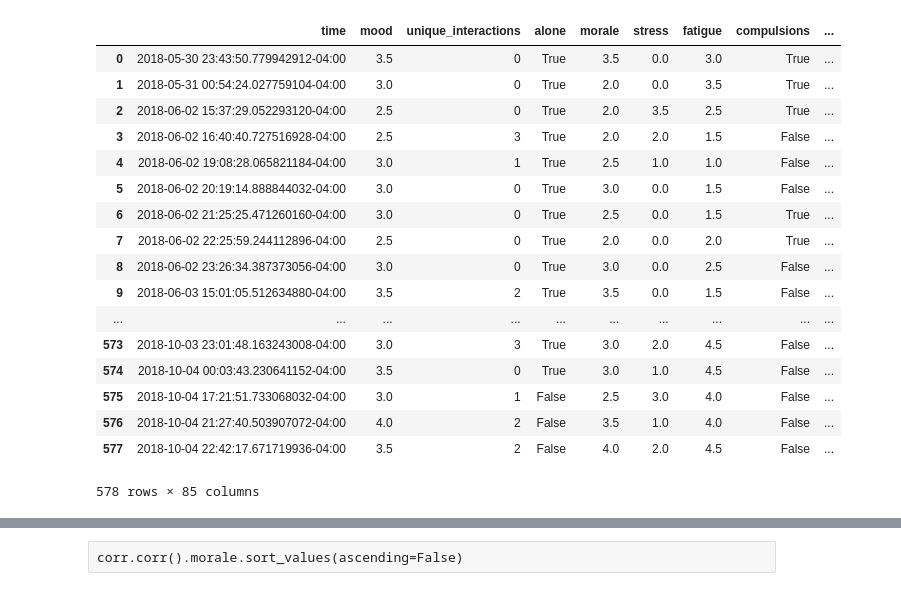
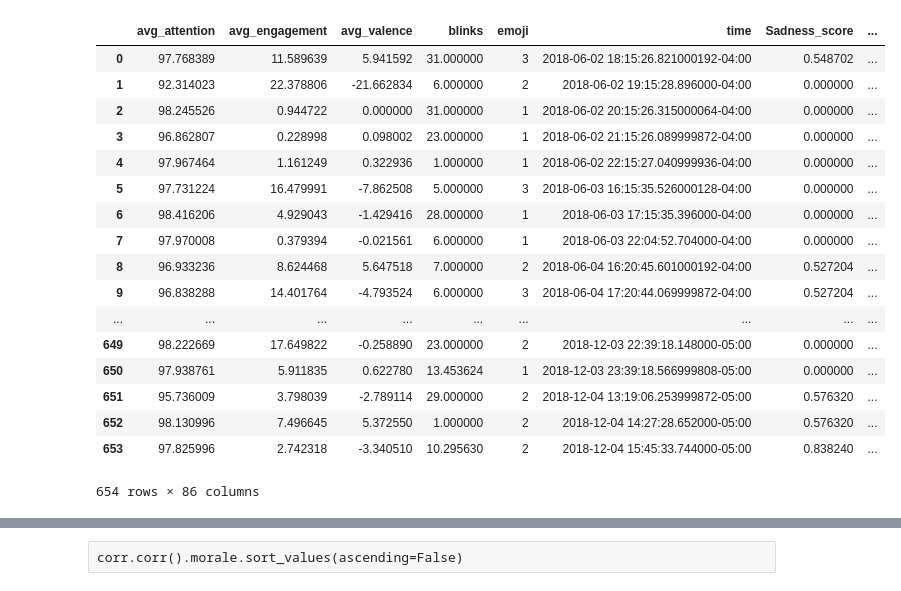
Before and after one commit to xujenna/thesis_explorations, a Jupyter notebook: trackers/_analyses/new_correlation2.ipynb, the cells around one changed output, grey strips where cells are left out. Drawn from its saved outputs; the diff is of its cells as text; code cells hidden in the pictures.

```diff
--- a/trackers/_analyses/new_correlation2.ipynb
+++ b/trackers/_analyses/new_correlation2.ipynb
@@ -180,7 +180,7 @@ productivityDF.time = productivityDF.time.apply(convertUTCToTimestamp)
 
 productivityDF.sort_values('time', inplace=True)
 # %%
-qualityTimeDF = pd.read_csv("../QualityTime/1538685540767_ENTIRE_HISTORY_1475613536545_1538685536545.csv", header=0)
+qualityTimeDF = pd.read_csv("../QualityTime/1543959637913_ENTIRE_HISTORY_1480887628603_1543959628603.csv", header=0)
 qtTimeVals = qualityTimeDF.End_Time.values
 
 newQTtimeVals = []
@@ -358,55 +358,55 @@ del mergedDF1['index']
 mergedDF2 = pd.merge_asof(affectivaDF, mergedDF1, on='time', direction='nearest', tolerance=pd.Timedelta('1.5 hours')).dropna()
 mergedDF2.reset_index(inplace=True)
 del mergedDF2['index']
 
 mergedDF3 = pd.merge_asof(mergedDF2, stepCountDF, on='time', direction='nearest', tolerance=pd.Timedelta('1.5 hours')).fillna(0)
 mergedDF3.reset_index(inplace=True)
 del mergedDF3['index']
 
 mergedDF4 = pd.merge_asof(mergedDF3, tabCounterDF, on='time', direction='nearest', tolerance=pd.Timedelta('1.5 hours')).dropna()
 mergedDF4.reset_index(inplace=True)
 del mergedDF4['index']
 
 mergedDF5 = pd.merge_asof(mergedDF4, productivityDF, on='time', direction='nearest', tolerance=pd.Timedelta('1.5 hours')).dropna()
 mergedDF5.reset_index(inplace=True)
 del mergedDF5['index']
 
 mergedDF6 = pd.merge_asof(mergedDF5, newQTDF, on='time', direction='nearest', tolerance=pd.Timedelta('1.5 hours')).dropna()
 mergedDF6.reset_index(inplace=True)
 del mergedDF6['index']
 
-# mergedDF7 = pd.merge_asof(mergedDF6, heartRateDF, on='time', direction='nearest', tolerance=pd.Timedelta('1.5 hours')).dropna()
-# mergedDF7.reset_index(inplace=True)
-# del mergedDF7['index']
+mergedDF7 = pd.merge_asof(mergedDF6, heartRateDF, on='time', direction='nearest', tolerance=pd.Timedelta('1.5 hours')).dropna()
+mergedDF7.reset_index(inplace=True)
+del mergedDF7['index']
 
 mergedDF8 = pd.merge_asof(responsesDF, hourDF, on='time', direction='nearest', tolerance=pd.Timedelta('1 hours')).dropna()
 mergedDF8.reset_index(inplace=True)
 del mergedDF8['index']
 
-finalMergedDF = pd.merge_asof(mergedDF8, mergedDF6, on='time', direction='nearest', tolerance=pd.Timedelta('1.5 hours')).dropna()
+finalMergedDF = pd.merge_asof(mergedDF7, mergedDF8, on='time', direction='nearest', tolerance=pd.Timedelta('1.5 hours')).dropna()
 finalMergedDF.reset_index(inplace=True)
 del finalMergedDF['index']
 
 finalMergedDF
 # %% [output]
-|  | time | mood | unique_interactions | alone | morale | stress | fatigue | compulsions | ... |
-| 0 | 2018-05-30 23:43:50.779942912-04:00 | 3.5 | 0 | True | 3.5 | 0.0 | 3.0 | True | ... |
-| 1 | 2018-05-31 00:54:24.027759104-04:00 | 3.0 | 0 | True | 2.0 | 0.0 | 3.5 | True | ... |
-| 2 | 2018-06-02 15:37:29.052293120-04:00 | 2.5 | 0 | True | 2.0 | 3.5 | 2.5 | True | ... |
-| 3 | 2018-06-02 16:40:40.727516928-04:00 | 2.5 | 3 | True | 2.0 | 2.0 | 1.5 | False | ... |
-| 4 | 2018-06-02 19:08:28.065821184-04:00 | 3.0 | 1 | True | 2.5 | 1.0 | 1.0 | False | ... |
-| 5 | 2018-06-02 20:19:14.888844032-04:00 | 3.0 | 0 | True | 3.0 | 0.0 | 1.5 | False | ... |
-| 6 | 2018-06-02 21:25:25.471260160-04:00 | 3.0 | 0 | True | 2.5 | 0.0 | 1.5 | True | ... |
-| 7 | 2018-06-02 22:25:59.244112896-04:00 | 2.5 | 0 | True | 2.0 | 0.0 | 2.0 | True | ... |
-| 8 | 2018-06-02 23:26:34.387373056-04:00 | 3.0 | 0 | True | 3.0 | 0.0 | 2.5 | False | ... |
-| 9 | 2018-06-03 15:01:05.512634880-04:00 | 3.5 | 2 | True | 3.5 | 0.0 | 1.5 | False | ... |
-| ... | ... | ... | ... | ... | ... | ... | ... | ... | ... |
-| 573 | 2018-10-03 23:01:48.163243008-04:00 | 3.0 | 3 | True | 3.0 | 2.0 | 4.5 | False | ... |
-| 574 | 2018-10-04 00:03:43.230641152-04:00 | 3.5 | 0 | True | 3.0 | 1.0 | 4.5 | False | ... |
-| 575 | 2018-10-04 17:21:51.733068032-04:00 | 3.0 | 1 | False | 2.5 | 3.0 | 4.0 | False | ... |
-| 576 | 2018-10-04 21:27:40.503907072-04:00 | 4.0 | 2 | False | 3.5 | 1.0 | 4.0 | False | ... |
-| 577 | 2018-10-04 22:42:17.671719936-04:00 | 3.5 | 2 | False | 4.0 | 2.0 | 4.5 | False | ... |
+|  | avg_attention | avg_engagement | avg_valence | blinks | emoji | time | Sadness_score | ... |
+| 0 | 97.768389 | 11.589639 | 5.941592 | 31.000000 | 3 | 2018-06-02 18:15:26.821000192-04:00 | 0.548702 | ... |
+| 1 | 92.314023 | 22.378806 | -21.662834 | 6.000000 | 2 | 2018-06-02 19:15:28.896000-04:00 | 0.000000 | ... |
+| 2 | 98.245526 | 0.944722 | 0.000000 | 31.000000 | 1 | 2018-06-02 20:15:26.315000064-04:00 | 0.000000 | ... |
+| 3 | 96.862807 | 0.228998 | 0.098002 | 23.000000 | 1 | 2018-06-02 21:15:26.089999872-04:00 | 0.000000 | ... |
+| 4 | 97.967464 | 1.161249 | 0.322936 | 1.000000 | 1 | 2018-06-02 22:15:27.040999936-04:00 | 0.000000 | ... |
+| 5 | 97.731224 | 16.479991 | -7.862508 | 5.000000 | 3 | 2018-06-03 16:15:35.526000128-04:00 | 0.000000 | ... |
+| 6 | 98.416206 | 4.929043 | -1.429416 | 28.000000 | 1 | 2018-06-03 17:15:35.396000-04:00 | 0.000000 | ... |
+| 7 | 97.970008 | 0.379394 | -0.021561 | 6.000000 | 1 | 2018-06-03 22:04:52.704000-04:00 | 0.000000 | ... |
+| 8 | 96.933236 | 8.624468 | 5.647518 | 7.000000 | 2 | 2018-06-04 16:20:45.601000192-04:00 | 0.527204 | ... |
+| 9 | 96.838288 | 14.401764 | -4.793524 | 6.000000 | 3 | 2018-06-04 17:20:44.069999872-04:00 | 0.527204 | ... |
+| ... | ... | ... | ... | ... | ... | ... | ... | ... |
+| 649 | 98.222669 | 17.649822 | -0.258890 | 23.000000 | 2 | 2018-12-03 22:39:18.148000-05:00 | 0.000000 | ... |
+| 650 | 97.938761 | 5.911835 | 0.622780 | 13.453624 | 1 | 2018-12-03 23:39:18.566999808-05:00 | 0.000000 | ... |
+| 651 | 95.736009 | 3.798039 | -2.789114 | 29.000000 | 2 | 2018-12-04 13:19:06.253999872-05:00 | 0.576320 | ... |
+| 652 | 98.130996 | 7.496645 | 5.372550 | 1.000000 | 2 | 2018-12-04 14:27:28.652000-05:00 | 0.576320 | ... |
+| 653 | 97.825996 | 2.742318 | -3.340510 | 10.295630 | 2 | 2018-12-04 15:45:33.744000-05:00 | 0.838240 | ... |
-578 rows × 85 columns
+654 rows × 86 columns
 # %%
 # finalMergedDF.to_csv("mergedDF_noHR.tsv", sep='\t', encoding='utf-8')
 # %%
```
Also changed, not shown: parts of 8 cells of this notebook, 5 other files.
